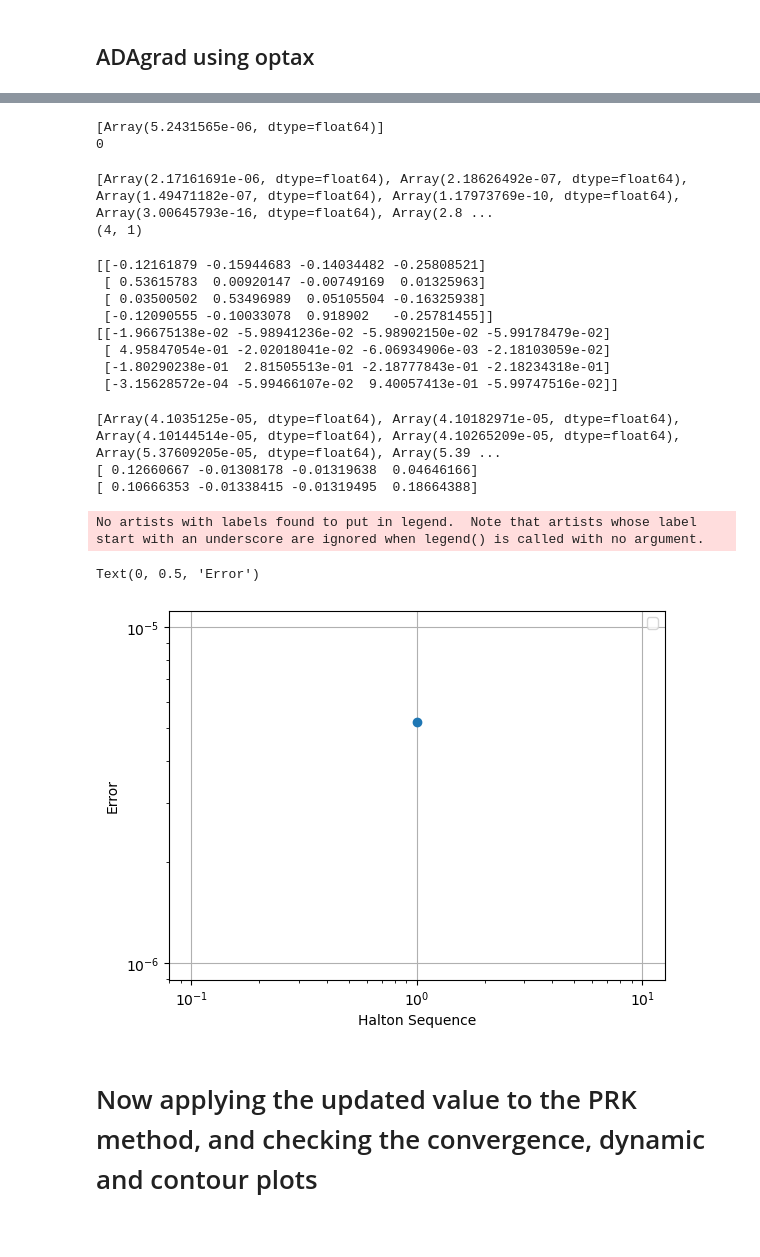
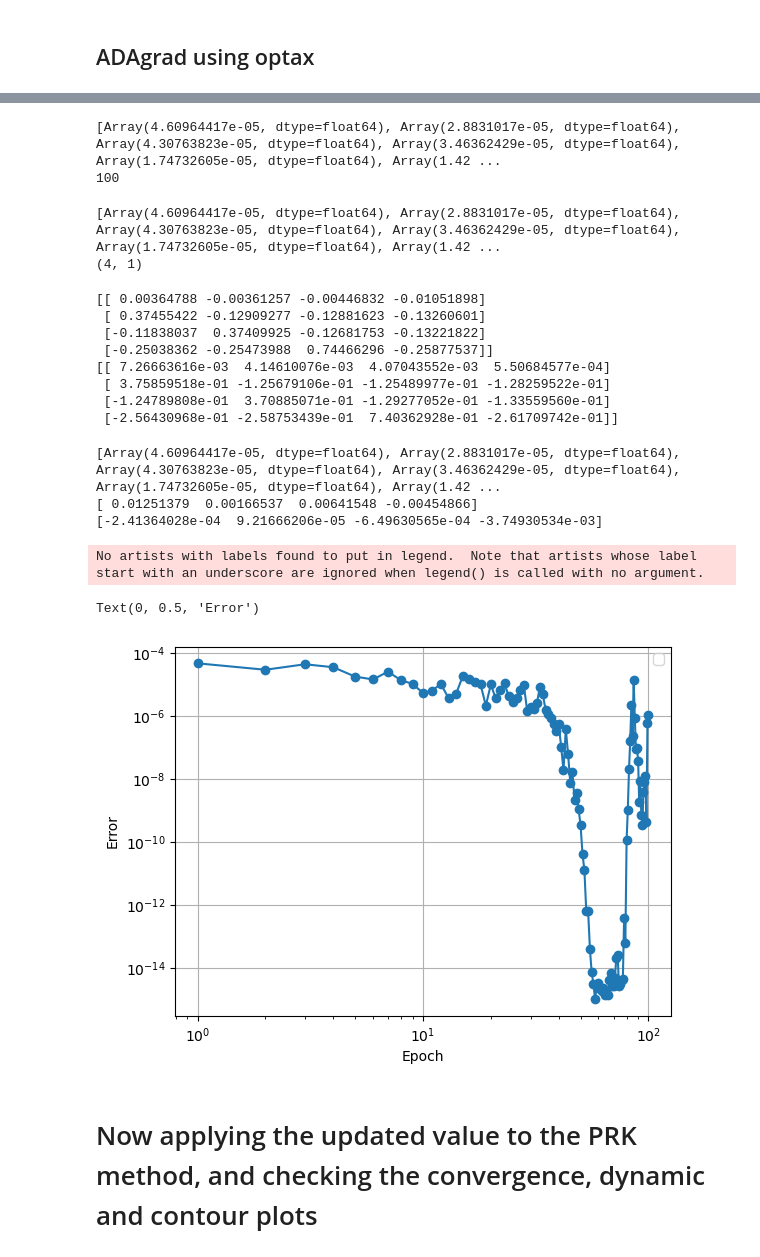
Before and after one commit to RaviPandey33/Pool_computer, a Jupyter notebook: Energy_Preserving_Scheme/Energy_Preserving_SGD_Butchers_Table (1).ipynb, the cells around one changed output, grey strips where cells are left out. Saved outputs shown, nothing was run; the diff lists cells and outputs as text; code cells hidden in the pictures.

Commit message:
Results after 100 epoch

```diff
--- a/Energy_Preserving_Scheme/Energy_Preserving_SGD_Butchers_Table (1).ipynb
+++ b/Energy_Preserving_Scheme/Energy_Preserving_SGD_Butchers_Table (1).ipynb
@@ -282,8 +282,8 @@ error_list_2 = []
 
 # opt_state = opt_sgd.init(A1D)
 
-for k in range(data_epoc):
-  error_list_2 = []
+for k in range(100):
+  tot_eror = 0
   for i in trange(len(halton_sequence)):
     # import jax.numpy as jnp
     tot_eror = 0
@@ -312,9 +327,9 @@ for k in range(data_epoc):
 # %%
 print(error_list_2)
-print(len(error_list_1))
+print(len(error_list_2))
 # %% [output]
-[Array(5.2431565e-06, dtype=float64)]
-0
+[Array(4.60964417e-05, dtype=float64), Array(2.8831017e-05, dtype=float64), Array(4.30763823e-05, dtype=float64), Array(3.46362429e-05, dtype=float64), Array(1.74732605e-05, dtype=float64), Array(1.42 ...
+100
 # %%
 print(error_list_2)
 a = []
@@ -326,7 +341,7 @@ b = jnp.array(b)
 b = b.reshape(4,1)
 print(b.shape)
 # %% [output]
-[Array(2.17161691e-06, dtype=float64), Array(2.18626492e-07, dtype=float64), Array(1.49471182e-07, dtype=float64), Array(1.17973769e-10, dtype=float64), Array(3.00645793e-16, dtype=float64), Array(2.8 ...
+[Array(4.60964417e-05, dtype=float64), Array(2.8831017e-05, dtype=float64), Array(4.30763823e-05, dtype=float64), Array(3.46362429e-05, dtype=float64), Array(1.74732605e-05, dtype=float64), Array(1.42 ...
 (4, 1)
 # %%
 new_A1, new_b1 = actual_A_1D(A1D[0:20])
@@ -339,41 +354,41 @@ new_A2 = One_D_to_TwoD(new_A2)
 print(new_A1)
 print(new_A2)
 # %% [output]
-[[-0.12161879 -0.15944683 -0.14034482 -0.25808521]
- [ 0.53615783  0.00920147 -0.00749169  0.01325963]
- [ 0.03500502  0.53496989  0.05105504 -0.16325938]
- [-0.12090555 -0.10033078  0.918902   -0.25781455]]
-[[-1.96675138e-02 -5.98941236e-02 -5.98902150e-02 -5.99178479e-02]
- [ 4.95847054e-01 -2.02018041e-02 -6.06934906e-03 -2.18103059e-02]
- [-1.80290238e-01  2.81505513e-01 -2.18777843e-01 -2.18234318e-01]
- [-3.15628572e-04 -5.99466107e-02  9.40057413e-01 -5.99747516e-02]]
+[[ 0.00364788 -0.00361257 -0.00446832 -0.01051898]
+ [ 0.37455422 -0.12909277 -0.12881623 -0.13260601]
+ [-0.11838037  0.37409925 -0.12681753 -0.13221822]
+ [-0.25038362 -0.25473988  0.74466296 -0.25877537]]
+[[ 7.26663616e-03  4.14610076e-03  4.07043552e-03  5.50684577e-04]
+ [ 3.75859518e-01 -1.25679106e-01 -1.25489977e-01 -1.28259522e-01]
+ [-1.24789808e-01  3.70885071e-01 -1.29277052e-01 -1.33559560e-01]
+ [-2.56430968e-01 -2.58753439e-01  7.40362928e-01 -2.61709742e-01]]
 # %%
 print(error_list_2)
 print(new_b1)
 print(new_b2)
 # %% [output]
-[Array(4.1035125e-05, dtype=float64), Array(4.10182971e-05, dtype=float64), Array(4.10144514e-05, dtype=float64), Array(4.10265209e-05, dtype=float64), Array(5.37609205e-05, dtype=float64), Array(5.39 ...
-[ 0.12660667 -0.01308178 -0.01319638  0.04646166]
-[ 0.10666353 -0.01338415 -0.01319495  0.18664388]
+[Array(4.60964417e-05, dtype=float64), Array(2.8831017e-05, dtype=float64), Array(4.30763823e-05, dtype=float64), Array(3.46362429e-05, dtype=float64), Array(1.74732605e-05, dtype=float64), Array(1.42 ...
+[ 0.01251379  0.00166537  0.00641548 -0.00454866]
+[-2.41364028e-04  9.21666206e-05 -6.49630565e-04 -3.74930534e-03]
 # %%
 import matplotlib.pyplot as plt
 a = list(range(1,len(error_list_2)+1))
 
 # Convergence
 # for i in range(0, len(error_list_1)):
 plt.loglog(a, error_list_2, label = "",marker='o')
 
 
 
 # plt.plot(step_size_list_convergence, error_list_convergence, label = "Error",marker='o')
 plt.legend()
 plt.grid()
-plt.xlabel('Halton Sequence')
+plt.xlabel('Epoch')
 plt.ylabel('Error')
 # %% [output]
 No artists with labels found to put in legend.  Note that artists whose label start with an underscore are ignored when legend() is called with no argument.
 Text(0, 0.5, 'Error')
-[figure, old version]
+[figure, new version]
 # %% [markdown]
 # Now applying the updated value to the PRK method, and checking the convergence, dynamic and contour plots
 # %%
```
Also changed, not shown: parts of 1 cell of this notebook.
